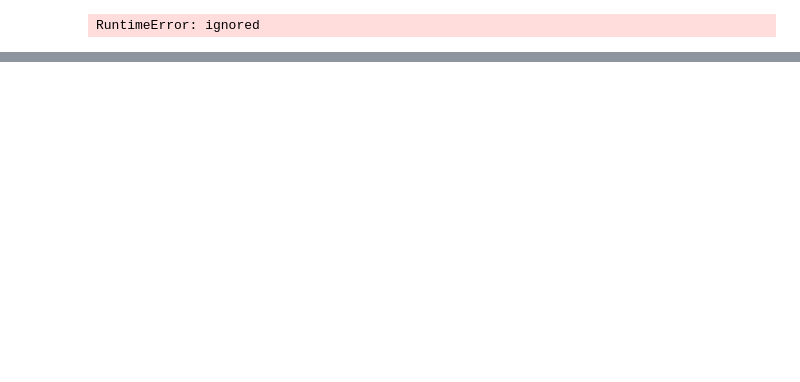
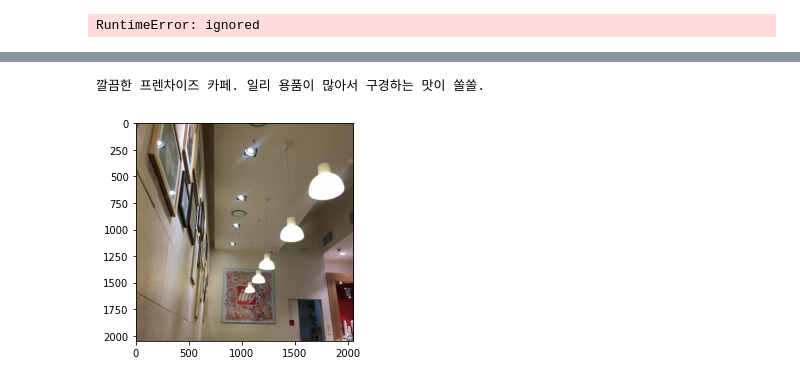
Before and after one commit to YMGYM/google_colab_files, a Jupyter notebook: Image_Text_Embedding.ipynb, the cells around one changed output, grey strips where cells are left out. Saved outputs shown, nothing was run; the diff lists cells and outputs as text; code cells hidden in the pictures; blank space fills up the shorter version.

```diff
--- a/Image_Text_Embedding.ipynb
+++ b/Image_Text_Embedding.ipynb
@@ -107,0 +106,2 @@ RuntimeError: ignored
+# %%
+review = pd.read_csv('/content/drive/MyDrive/Datasets/cafe_review_tag.csv', encoding='cp949')
@@ -107,0 +227,44 @@ RuntimeError: ignored
+# %%
+# 우리 데이터에 맞게 Dataset 설정
+class CaptionDataset(Dataset):
+
+    def __init__(self, img_dir, caption_df, transform=None,freq_threshold=5):
+        self.root_dir = img_dir
+        self.transform = transform
+        self.df = caption_df
+
+        #Get image and caption colum from the dataframe
+        self.imgs = self.df['imgname']
+        self.captions = self.df["review"]
+        self.kor2vec = Kor2Vec.load("embedding")
+
+
+    def __len__(self):
+        return len(self.df)
+
+    def __getitem__(self,idx):
+        caption = self.captions[idx]
+        img_name = self.imgs[idx]
+        img_location = os.path.join(self.root_dir,img_name + "_1.jpg")
+        img = Image.open(img_location).convert("RGB")
+
+        #apply the transfromation to the image
+        if self.transform is not None:
+            img = self.transform(img)
+
+        caption = self.kor2vec.embedding(caption)
+
+        return img, caption
+# %%
+img_data = CaptionDataset('/content/data', review, transform=None)
+# %%
+img, rev = img_data[5050]
+# %%
+import matplotlib.pyplot as plt
+
+print(rev)
+plt.imshow(img)
+plt.show()
+# %% [output]
+깔끔한 프렌차이즈 카페. 일리 용품이 많아서 구경하는 맛이 쏠쏠.
+[figure, added]
```
Also changed, not shown: parts of 26 cells of this notebook.
